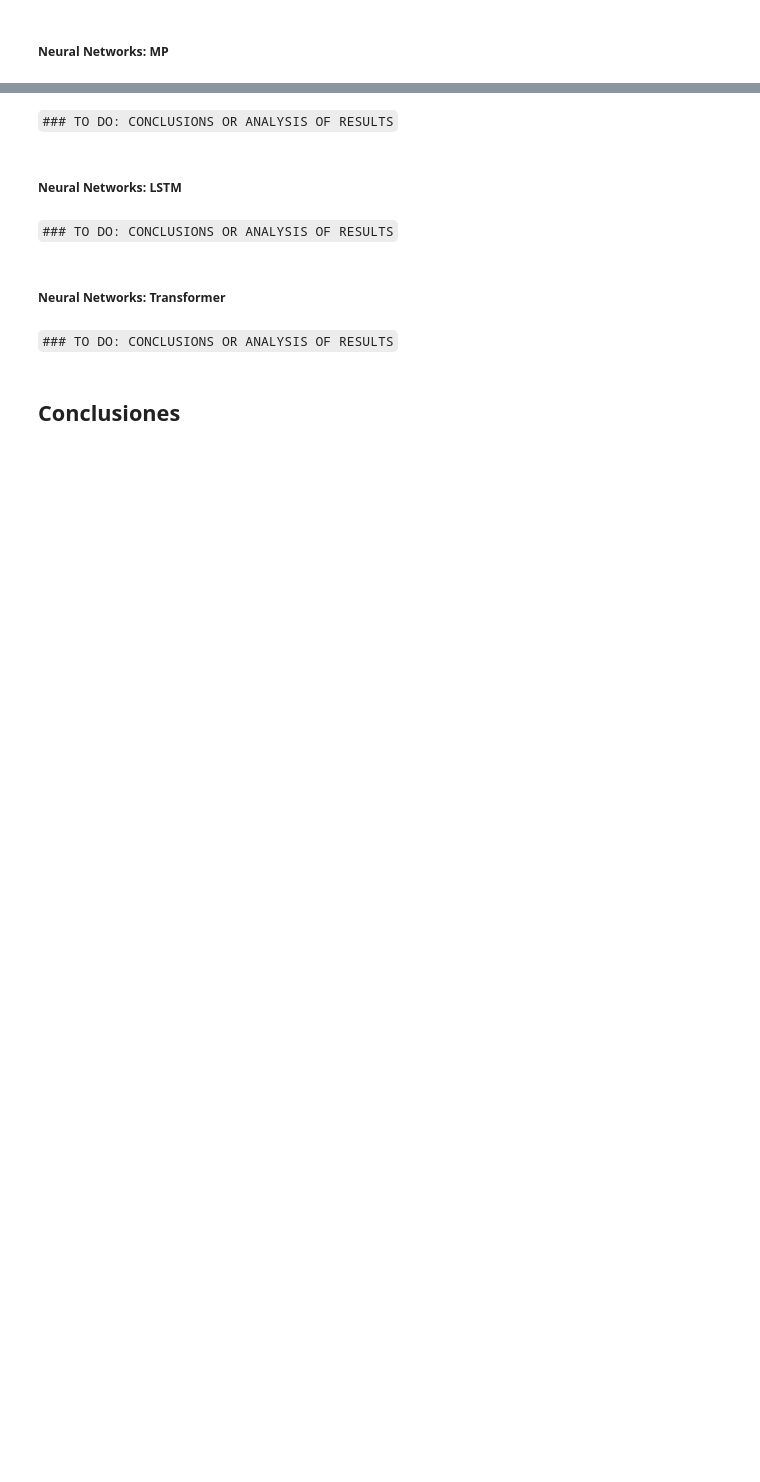
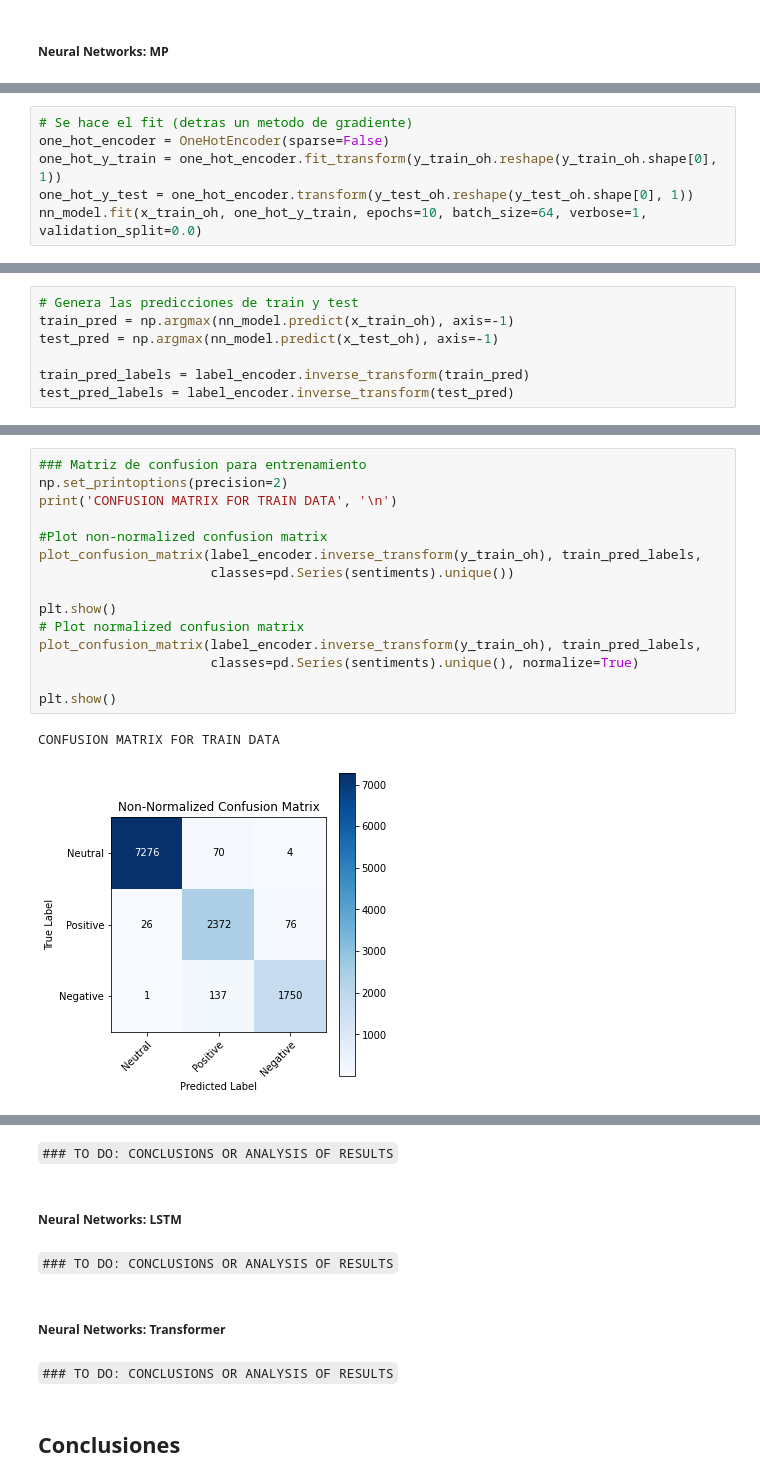
Before and after one commit to juanse1608/AdvancedStatisticsTopics, a Jupyter notebook: Notebooks/SentimentAnalysis.ipynb, the cells around one changed output, grey strips where cells are left out. Drawn from its saved outputs; the diff is of its cells as text; blank space fills up the shorter version.

```diff
--- a/Notebooks/SentimentAnalysis.ipynb
+++ b/Notebooks/SentimentAnalysis.ipynb
@@ -511,0 +567,6 @@ CONFUSION MATRIX FOR TEST DATA
+# %%
+# Se hace el fit (detras un metodo de gradiente)
+one_hot_encoder = OneHotEncoder(sparse=False)
+one_hot_y_train = one_hot_encoder.fit_transform(y_train_oh.reshape(y_train_oh.shape[0], 1))
+one_hot_y_test = one_hot_encoder.transform(y_test_oh.reshape(y_test_oh.shape[0], 1))
+nn_model.fit(x_train_oh, one_hot_y_train, epochs=10, batch_size=64, verbose=1, validation_split=0.0)
@@ -511,0 +595,7 @@ CONFUSION MATRIX FOR TEST DATA
+# %%
+# Genera las predicciones de train y test
+train_pred = np.argmax(nn_model.predict(x_train_oh), axis=-1)
+test_pred = np.argmax(nn_model.predict(x_test_oh), axis=-1)
+
+train_pred_labels = label_encoder.inverse_transform(train_pred)
+test_pred_labels = label_encoder.inverse_transform(test_pred)
@@ -511,0 +629,18 @@ CONFUSION MATRIX FOR TEST DATA
+# %%
+### Matriz de confusion para entrenamiento
+np.set_printoptions(precision=2)
+print('CONFUSION MATRIX FOR TRAIN DATA', '\n')
+
+#Plot non-normalized confusion matrix
+plot_confusion_matrix(label_encoder.inverse_transform(y_train_oh), train_pred_labels,
+                      classes=pd.Series(sentiments).unique())
+
+plt.show()
+# Plot normalized confusion matrix
+plot_confusion_matrix(label_encoder.inverse_transform(y_train_oh), train_pred_labels,
+                      classes=pd.Series(sentiments).unique(), normalize=True)
+
+plt.show()
+# %% [output]
+CONFUSION MATRIX FOR TRAIN DATA
+[figure, added]
```
Also changed, not shown: parts of 8 cells of this notebook.
